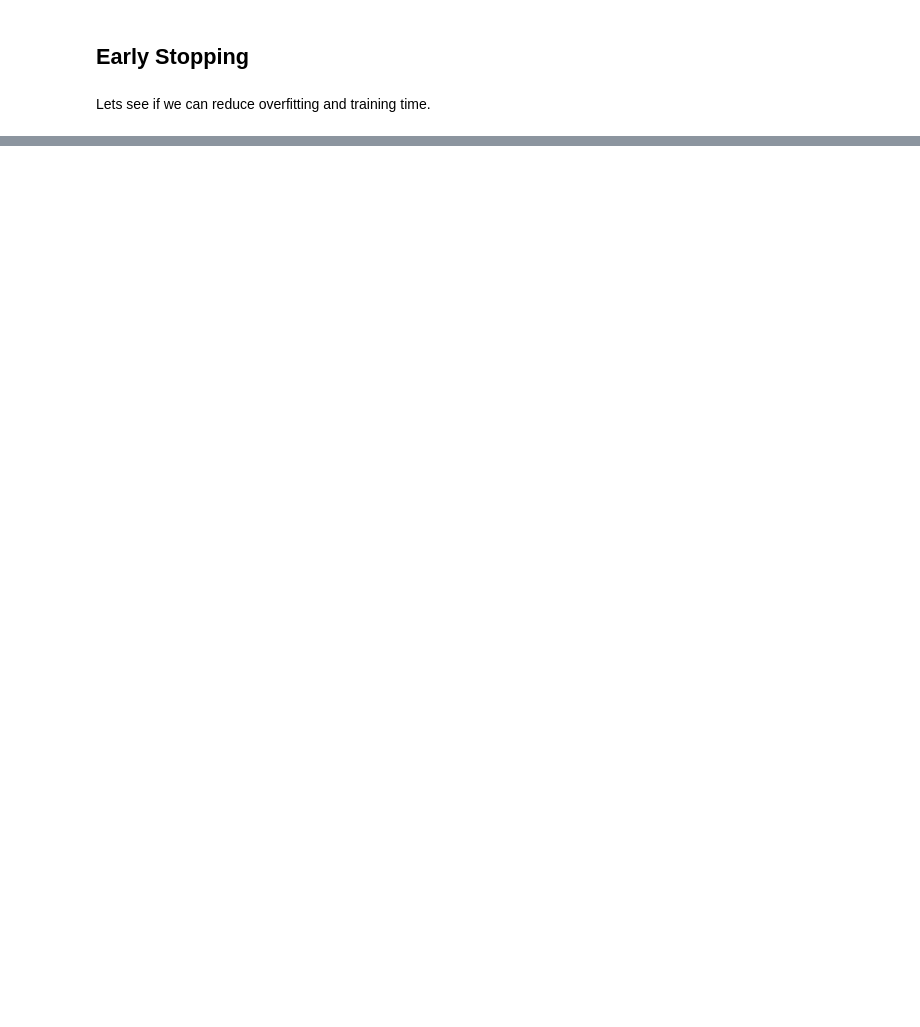
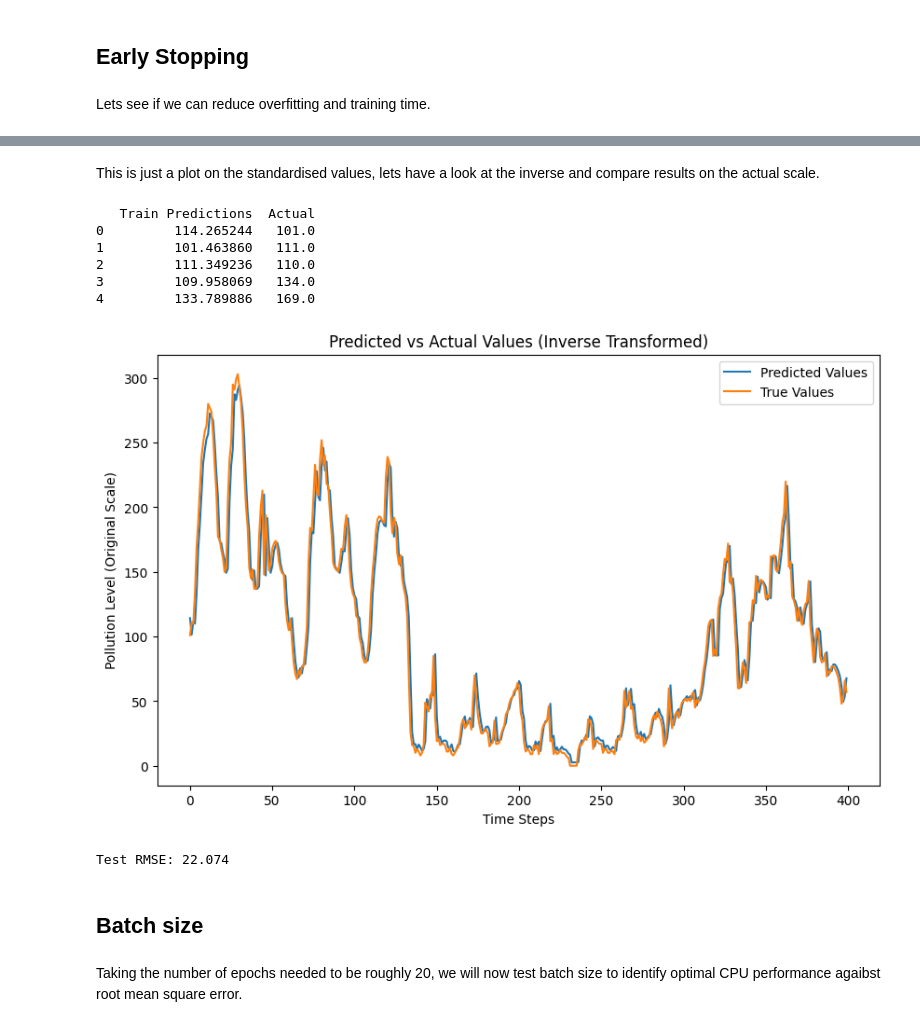
Before and after one commit to djjjones6/Group_Assessment_2, a Jupyter notebook: imran_v/LSTM_model.ipynb, the cells around one changed output, grey strips where cells are left out. Saved outputs shown, nothing was run; the diff lists cells and outputs as text; code cells hidden in the pictures; blank space fills up the shorter version.

```diff
--- a/imran_v/LSTM_model.ipynb
+++ b/imran_v/LSTM_model.ipynb
@@ -267,0 +267,45 @@ Test RMSE: 0.02160
+# %% [markdown]
+This is just a plot on the standardised values, lets have a look at the inverse and compare results on the actual scale.
+# %%
+# Assume scaler is the same scaler used to normalize the data
+# Reverse the scaling for both predictions and actual values
+
+# Inverse transform for predicted values
+test_predictions_scaled = scaler.inverse_transform(test_predictions.reshape(-1, 1)).flatten()
+
+# Inverse transform for actual values (y_test)
+y_test_scaled = scaler.inverse_transform(y_test.reshape(-1, 1)).flatten()
+
+# Create a DataFrame with actual vs predicted values
+test_results = pd.DataFrame(data={'Train Predictions': test_predictions_scaled,
+                                  'Actual': y_test_scaled})
+
+# Print the results for a quick check
+print(test_results.head())
+
+# Plot the results
+plt.figure(figsize=(10,6))
+plt.plot(test_results['Train Predictions'][:400], label='Predicted Values')
+plt.plot(test_results['Actual'][:400], label='True Values')
+plt.legend()
+plt.title('Predicted vs Actual Values (Inverse Transformed)')
+plt.xlabel('Time Steps')
+plt.ylabel('Pollution Level (Original Scale)')
+plt.show()
+# %% [output]
+   Train Predictions  Actual
+0         114.265244   101.0
+1         101.463860   111.0
+2         111.349236   110.0
+3         109.958069   134.0
+4         133.789886   169.0
+[figure, added]
+# %%
+rmse = sqrt(mse(y_test_scaled, test_predictions_scaled))
+print('Test RMSE: %.3f' % rmse)
+# %% [output]
+Test RMSE: 22.074
+# %% [markdown]
+## Batch size
+# %% [markdown]
+Taking the number of epochs needed to be roughly 20, we will now test batch size to identify optimal CPU performance agaibst root mean square error.
```
Also changed, not shown: parts of 26 cells of this notebook.
